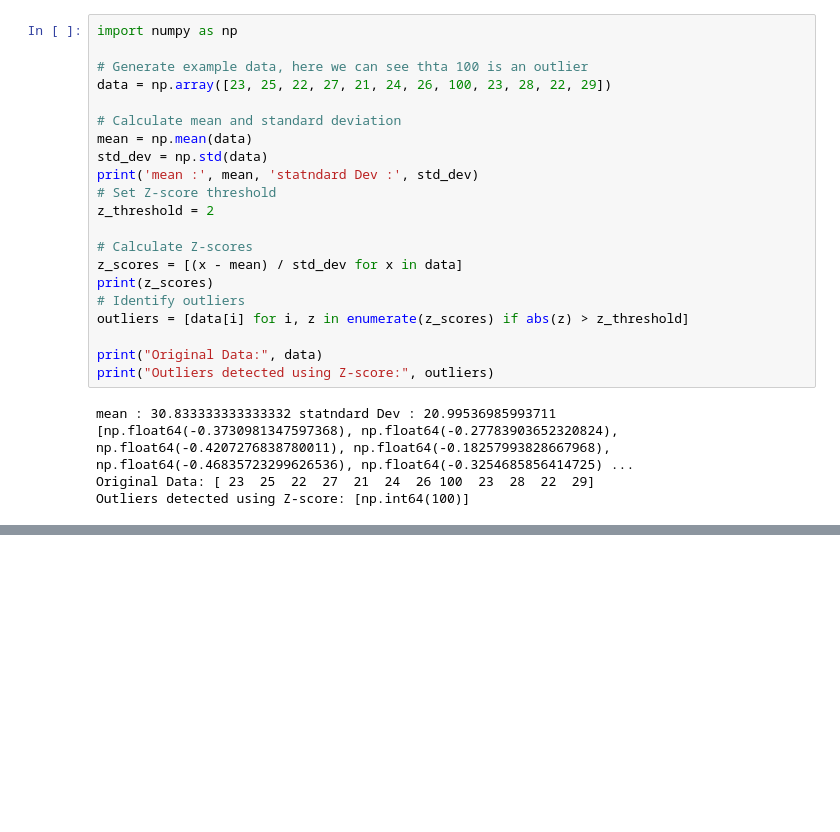
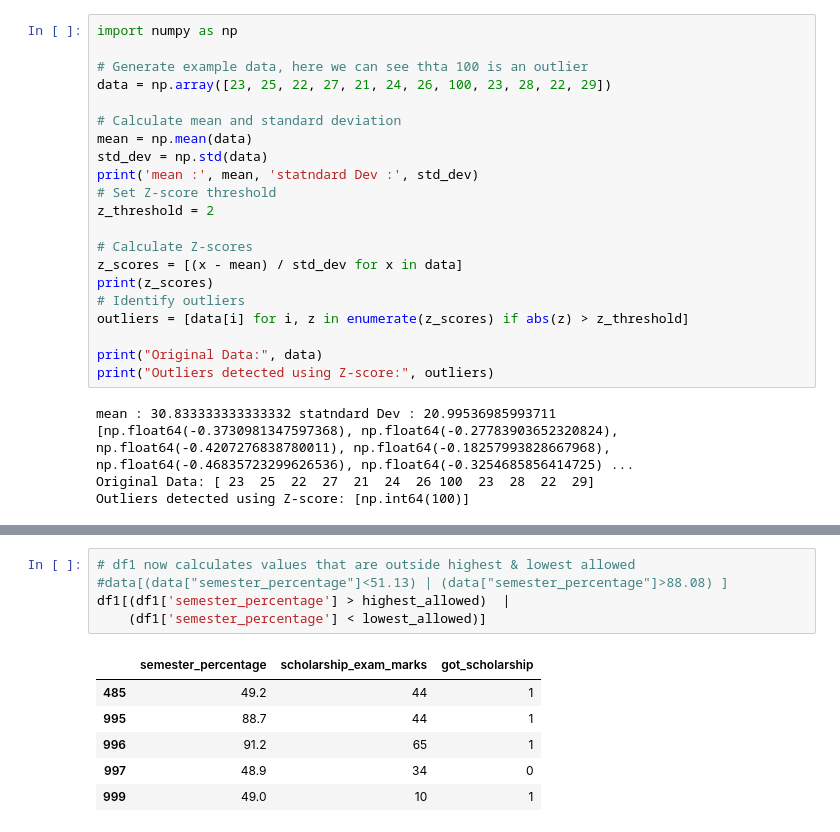
Before and after one commit to ashish12e/basics, a Jupyter notebook: pandas2.ipynb, the cells around one changed output, grey strips where cells are left out. Cells and saved outputs as stored; diff of their text form; blank space fills up the shorter version.

```diff
--- a/pandas2.ipynb
+++ b/pandas2.ipynb
@@ -100,0 +154,12 @@ Outliers detected using Z-score: [np.int64(100)]
+# %%
+# df1 now calculates values that are outside highest & lowest allowed
+#data[(data["semester_percentage"]<51.13) | (data["semester_percentage"]>88.08) ]
+df1[(df1['semester_percentage'] > highest_allowed)  |
+    (df1['semester_percentage'] < lowest_allowed)]
+# %% [output]
+|  | semester_percentage | scholarship_exam_marks | got_scholarship |
+| 485 | 49.2 | 44 | 1 |
+| 995 | 88.7 | 44 | 1 |
+| 996 | 91.2 | 65 | 1 |
+| 997 | 48.9 | 34 | 0 |
+| 999 | 49.0 | 10 | 1 |
```
Also changed, not shown: parts of 13 cells of this notebook, 1 other file.
